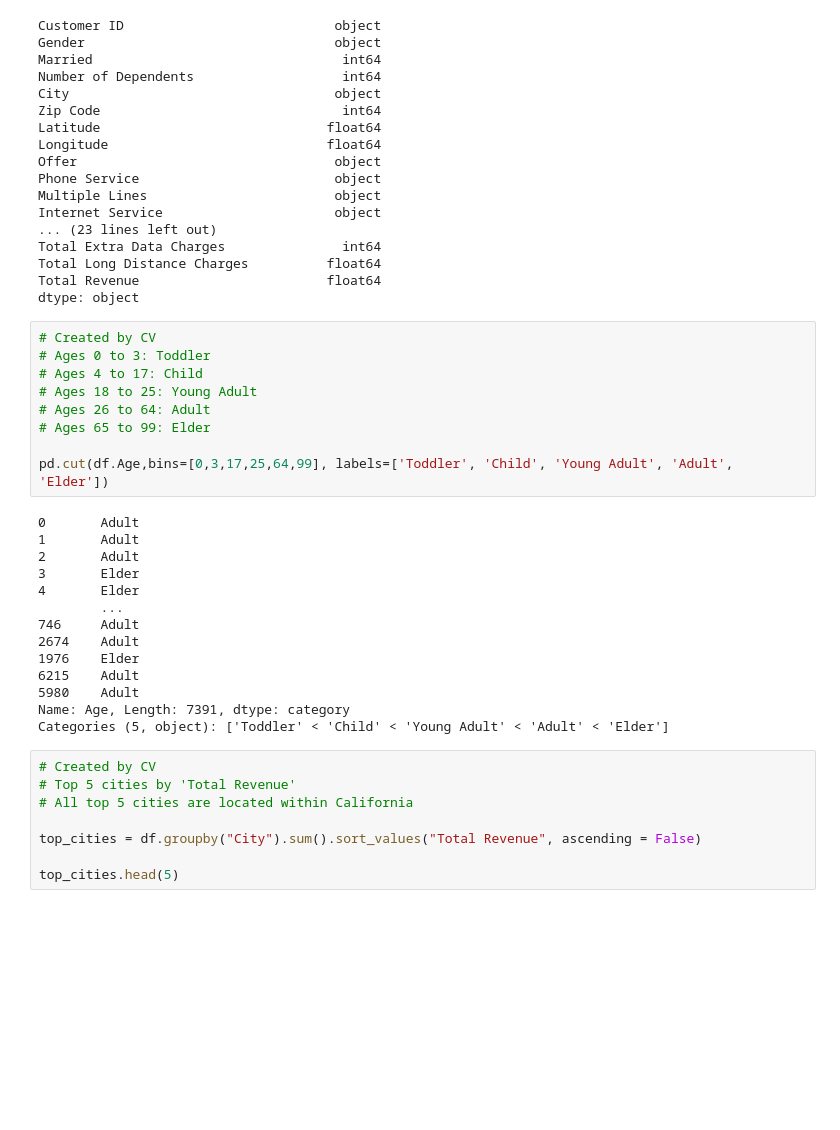
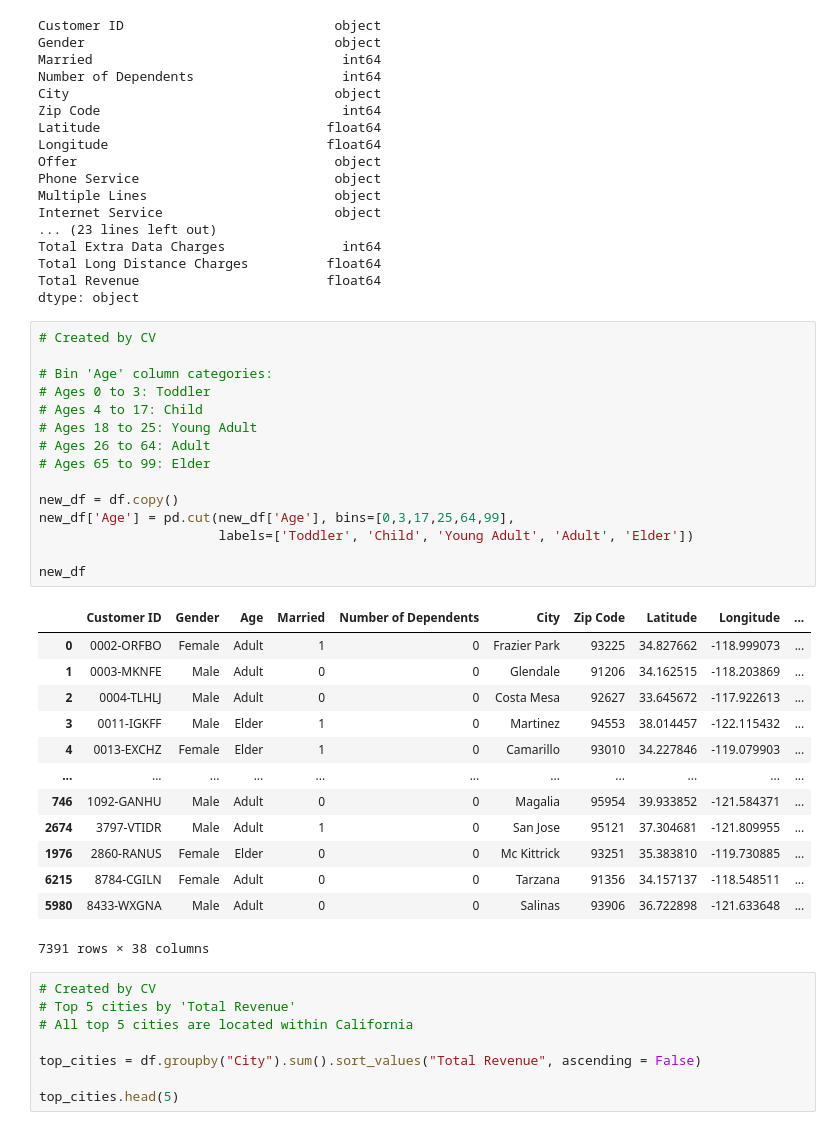
Before and after one commit to USD-502-FinalProject/502-Summer2022-FinalProject, a Jupyter notebook: 1_DataPreprocessing.ipynb, the cells around one changed output. Saved outputs shown, nothing was run; the diff lists cells and outputs as text; blank space fills up the shorter version.

```diff
--- a/1_DataPreprocessing.ipynb
+++ b/1_DataPreprocessing.ipynb
@@ -704,27 +707,33 @@ Total Revenue                        float64
 dtype: object
 # %%
 # Created by CV
+
+# Bin 'Age' column categories:
 # Ages 0 to 3: Toddler
 # Ages 4 to 17: Child
 # Ages 18 to 25: Young Adult
 # Ages 26 to 64: Adult
 # Ages 65 to 99: Elder
 
-pd.cut(df.Age,bins=[0,3,17,25,64,99], labels=['Toddler', 'Child', 'Young Adult', 'Adult', 'Elder'])
+new_df = df.copy()
+new_df['Age'] = pd.cut(new_df['Age'], bins=[0,3,17,25,64,99],
+                       labels=['Toddler', 'Child', 'Young Adult', 'Adult', 'Elder'])
+
+new_df
 # %% [output]
+|  | Customer ID | Gender | Age | Married | Number of Dependents | City | Zip Code | Latitude | Longitude | ... |
+| 0 | 0002-ORFBO | Female | Adult | 1 | 0 | Frazier Park | 93225 | 34.827662 | -118.999073 | ... |
+| 1 | 0003-MKNFE | Male | Adult | 0 | 0 | Glendale | 91206 | 34.162515 | -118.203869 | ... |
+| 2 | 0004-TLHLJ | Male | Adult | 0 | 0 | Costa Mesa | 92627 | 33.645672 | -117.922613 | ... |
+| 3 | 0011-IGKFF | Male | Elder | 1 | 0 | Martinez | 94553 | 38.014457 | -122.115432 | ... |
+| 4 | 0013-EXCHZ | Female | Elder | 1 | 0 | Camarillo | 93010 | 34.227846 | -119.079903 | ... |
+| ... | ... | ... | ... | ... | ... | ... | ... | ... | ... | ... |
+| 746 | 1092-GANHU | Male | Adult | 0 | 0 | Magalia | 95954 | 39.933852 | -121.584371 | ... |
+| 2674 | 3797-VTIDR | Male | Adult | 1 | 0 | San Jose | 95121 | 37.304681 | -121.809955 | ... |
+| 1976 | 2860-RANUS | Female | Elder | 0 | 0 | Mc Kittrick | 93251 | 35.383810 | -119.730885 | ... |
+| 6215 | 8784-CGILN | Female | Adult | 0 | 0 | Tarzana | 91356 | 34.157137 | -118.548511 | ... |
+| 5980 | 8433-WXGNA | Male | Adult | 0 | 0 | Salinas | 93906 | 36.722898 | -121.633648 | ... |
-0       Adult
-1       Adult
-2       Adult
-3       Elder
-4       Elder
-        ...
-746     Adult
-2674    Adult
-1976    Elder
-6215    Adult
-5980    Adult
-Name: Age, Length: 7391, dtype: category
-Categories (5, object): ['Toddler' < 'Child' < 'Young Adult' < 'Adult' < 'Elder']
+7391 rows × 38 columns
 # %%
 # Created by CV
 # Top 5 cities by 'Total Revenue'
```
Also changed, not shown: parts of 4 cells of this notebook.
